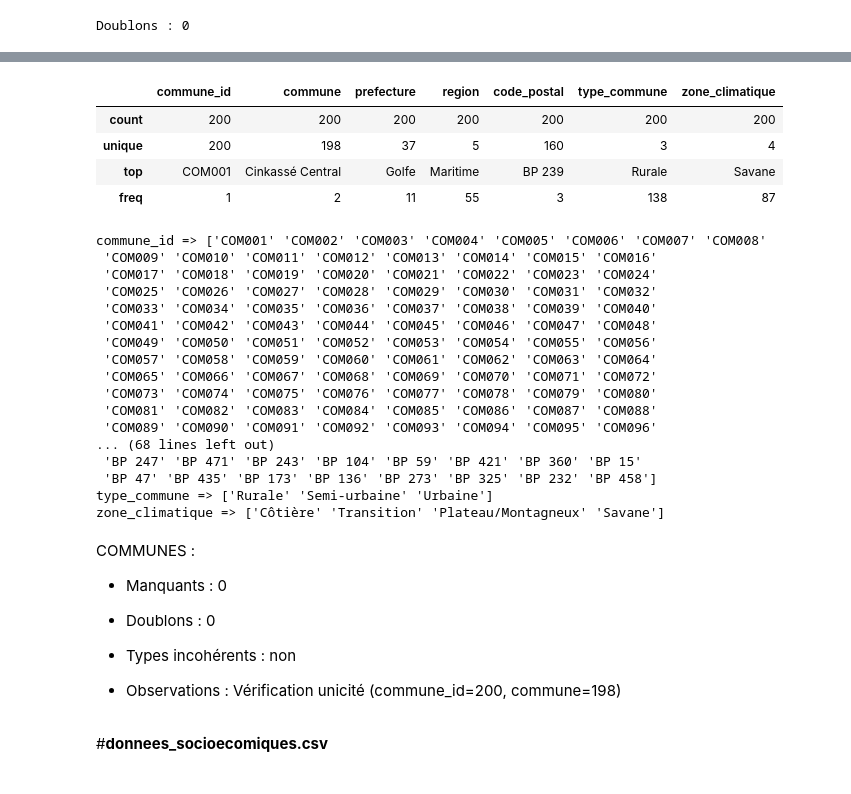
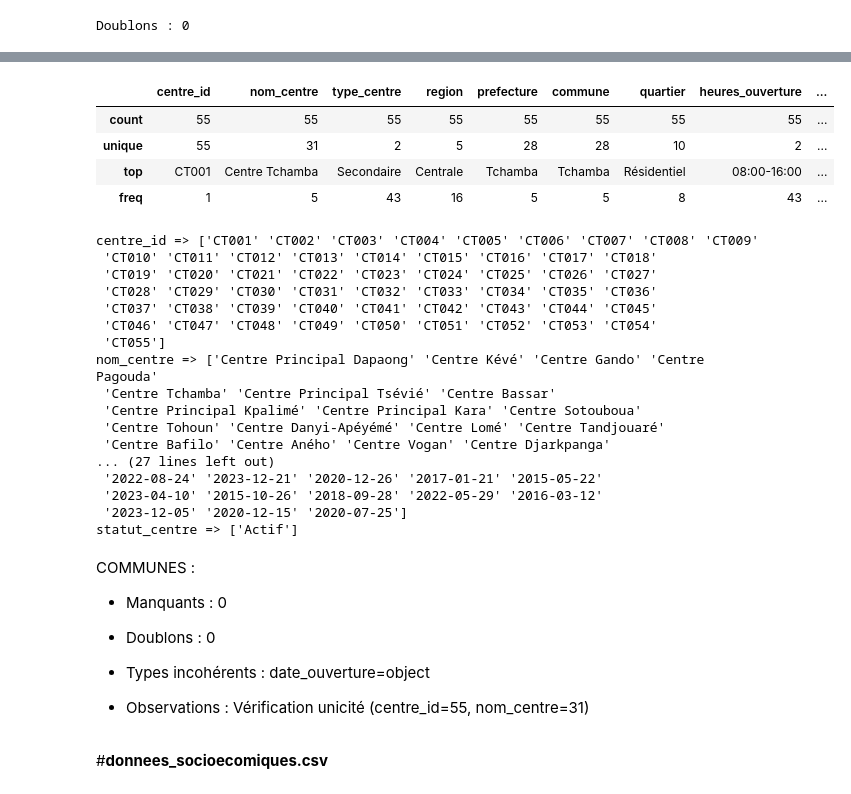
Before and after one commit to jgbedevi/test_technique_analyste, a Jupyter notebook: notebooks/Untitled.ipynb, the cells around one changed output, grey strips where cells are left out. Cells and saved outputs as stored; diff of their text form; code cells hidden in the pictures.

```diff
--- a/notebooks/Untitled.ipynb
+++ b/notebooks/Untitled.ipynb
@@ -558,34 +575,34 @@ df_communes.describe()
 # %%
 # Décrire les variables catégorielles
-df_communes.describe(include=['object'])
+df_centres.describe(include=['object'])
 # %% [output]
-|  | commune_id | commune | prefecture | region | code_postal | type_commune | zone_climatique |
-| count | 200 | 200 | 200 | 200 | 200 | 200 | 200 |
-| unique | 200 | 198 | 37 | 5 | 160 | 3 | 4 |
-| top | COM001 | Cinkassé Central | Golfe | Maritime | BP 239 | Rurale | Savane |
-| freq | 1 | 2 | 11 | 55 | 3 | 138 | 87 |
+|  | centre_id | nom_centre | type_centre | region | prefecture | commune | quartier | heures_ouverture | ... |
+| count | 55 | 55 | 55 | 55 | 55 | 55 | 55 | 55 | ... |
+| unique | 55 | 31 | 2 | 5 | 28 | 28 | 10 | 2 | ... |
+| top | CT001 | Centre Tchamba | Secondaire | Centrale | Tchamba | Tchamba | Résidentiel | 08:00-16:00 | ... |
+| freq | 1 | 5 | 43 | 16 | 5 | 5 | 8 | 43 | ... |
 # %%
-cat_cols = df_communes.select_dtypes(include=['object']).columns
+cat_cols = df_centres.select_dtypes(include=['object']).columns
 for col in cat_cols:
-  print (col, "=>", df_communes[col].unique())
+  print (col, "=>", df_centres[col].unique())
 # %% [output]
-commune_id => ['COM001' 'COM002' 'COM003' 'COM004' 'COM005' 'COM006' 'COM007' 'COM008'
- 'COM009' 'COM010' 'COM011' 'COM012' 'COM013' 'COM014' 'COM015' 'COM016'
- 'COM017' 'COM018' 'COM019' 'COM020' 'COM021' 'COM022' 'COM023' 'COM024'
- 'COM025' 'COM026' 'COM027' 'COM028' 'COM029' 'COM030' 'COM031' 'COM032'
- 'COM033' 'COM034' 'COM035' 'COM036' 'COM037' 'COM038' 'COM039' 'COM040'
- 'COM041' 'COM042' 'COM043' 'COM044' 'COM045' 'COM046' 'COM047' 'COM048'
- 'COM049' 'COM050' 'COM051' 'COM052' 'COM053' 'COM054' 'COM055' 'COM056'
- 'COM057' 'COM058' 'COM059' 'COM060' 'COM061' 'COM062' 'COM063' 'COM064'
- 'COM065' 'COM066' 'COM067' 'COM068' 'COM069' 'COM070' 'COM071' 'COM072'
- 'COM073' 'COM074' 'COM075' 'COM076' 'COM077' 'COM078' 'COM079' 'COM080'
- 'COM081' 'COM082' 'COM083' 'COM084' 'COM085' 'COM086' 'COM087' 'COM088'
- 'COM089' 'COM090' 'COM091' 'COM092' 'COM093' 'COM094' 'COM095' 'COM096'
-... (68 lines left out)
- 'BP 247' 'BP 471' 'BP 243' 'BP 104' 'BP 59' 'BP 421' 'BP 360' 'BP 15'
- 'BP 47' 'BP 435' 'BP 173' 'BP 136' 'BP 273' 'BP 325' 'BP 232' 'BP 458']
-type_commune => ['Rurale' 'Semi-urbaine' 'Urbaine']
-zone_climatique => ['Côtière' 'Transition' 'Plateau/Montagneux' 'Savane']
+centre_id => ['CT001' 'CT002' 'CT003' 'CT004' 'CT005' 'CT006' 'CT007' 'CT008' 'CT009'
+ 'CT010' 'CT011' 'CT012' 'CT013' 'CT014' 'CT015' 'CT016' 'CT017' 'CT018'
+ 'CT019' 'CT020' 'CT021' 'CT022' 'CT023' 'CT024' 'CT025' 'CT026' 'CT027'
+ 'CT028' 'CT029' 'CT030' 'CT031' 'CT032' 'CT033' 'CT034' 'CT035' 'CT036'
+ 'CT037' 'CT038' 'CT039' 'CT040' 'CT041' 'CT042' 'CT043' 'CT044' 'CT045'
+ 'CT046' 'CT047' 'CT048' 'CT049' 'CT050' 'CT051' 'CT052' 'CT053' 'CT054'
+ 'CT055']
+nom_centre => ['Centre Principal Dapaong' 'Centre Kévé' 'Centre Gando' 'Centre Pagouda'
+ 'Centre Tchamba' 'Centre Principal Tsévié' 'Centre Bassar'
+ 'Centre Principal Kpalimé' 'Centre Principal Kara' 'Centre Sotouboua'
+ 'Centre Tohoun' 'Centre Danyi-Apéyémé' 'Centre Lomé' 'Centre Tandjouaré'
+ 'Centre Bafilo' 'Centre Aného' 'Centre Vogan' 'Centre Djarkpanga'
+... (27 lines left out)
+ '2022-08-24' '2023-12-21' '2020-12-26' '2017-01-21' '2015-05-22'
+ '2023-04-10' '2015-10-26' '2018-09-28' '2022-05-29' '2016-03-12'
+ '2023-12-05' '2020-12-15' '2020-07-25']
+statut_centre => ['Actif']
 # %% [markdown]
 COMMUNES :
 
@@ -593,8 +610,8 @@ COMMUNES :
 
 * Doublons : 0
 
-* Types incohérents : non
+* Types incohérents : date_ouverture=object
 
-* Observations : Vérification unicité (commune_id=200, commune=198)
+* Observations : Vérification unicité (centre_id=55, nom_centre=31)
 # %% [markdown]
 #**donnees_socioecomiques.csv**
```
Also changed, not shown: parts of 54 cells of this notebook.
